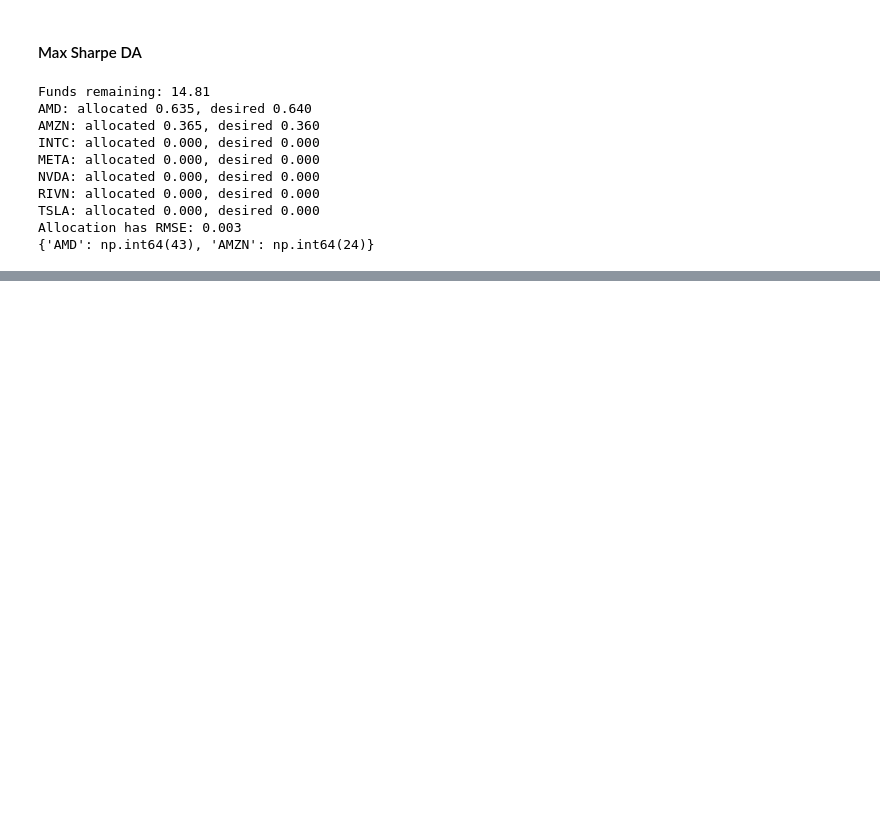
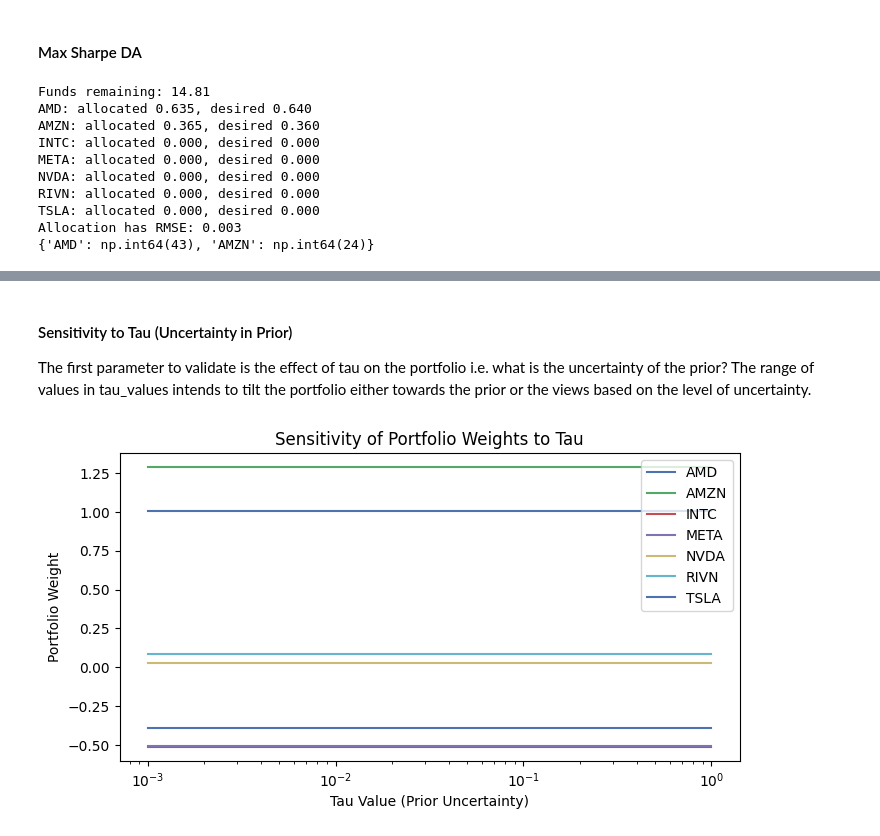
Before and after one commit to chantalmaskell/Black_Litterman_Portfolio_Optimisation, a Jupyter notebook: Completed_Models/benchmark_black_litterman.ipynb, the cells around one changed output, grey strips where cells are left out. Cells and saved outputs as stored; diff of their text form; code cells hidden in the pictures; blank space fills up the shorter version.

Commit message:
Add plots for input sensitivity analysis

```diff
--- a/Completed_Models/benchmark_black_litterman.ipynb
+++ b/Completed_Models/benchmark_black_litterman.ipynb
@@ -415,0 +426,38 @@ Allocation has RMSE: 0.003
+# %% [markdown]
+#### Sensitivity to Tau (Uncertainty in Prior)
+
+The first parameter to validate is the effect of tau on the portfolio i.e. what is the uncertainty of the prior? The range of values in tau_values intends to tilt the portfolio either towards the prior or the views based on the level of uncertainty.
+# %%
+# Log scale from 0.001 to 1 for tau values
+tau_values = np.logspace(-3, 0, 5)
+results = []
+
+for tau in tau_values:
+    bl_model = BlackLittermanModel(
+        cov_matrix=covariance_matrix,
+        pi=prior,
+        absolute_views=None,
+        Q=relative_views,
+        P=picking_matrix,
+        omega="idzorek",
+        view_confidences=confidences,
+        tau=tau, # <-- Using the new Tau
+        risk_aversion=delta[0]
+    )
+    posterior_weights = bl_model.bl_weights()
+    results.append(posterior_weights)
+
+posterior_weights_series = pd.Series(posterior_weights)
+
+plt.figure(figsize=(8, 4))
+for i, ticker in enumerate(posterior_weights_series.index):
+    plt.plot(tau_values, [res[ticker] for res in results], label=ticker)
+
+plt.xscale("log")
+plt.xlabel("Tau Value (Prior Uncertainty)")
+plt.ylabel("Portfolio Weight")
+plt.title("Sensitivity of Portfolio Weights to Tau")
+plt.legend()
+plt.show()
+# %% [output]
+[figure, added]
```
Also changed, not shown: parts of 9 cells of this notebook.
